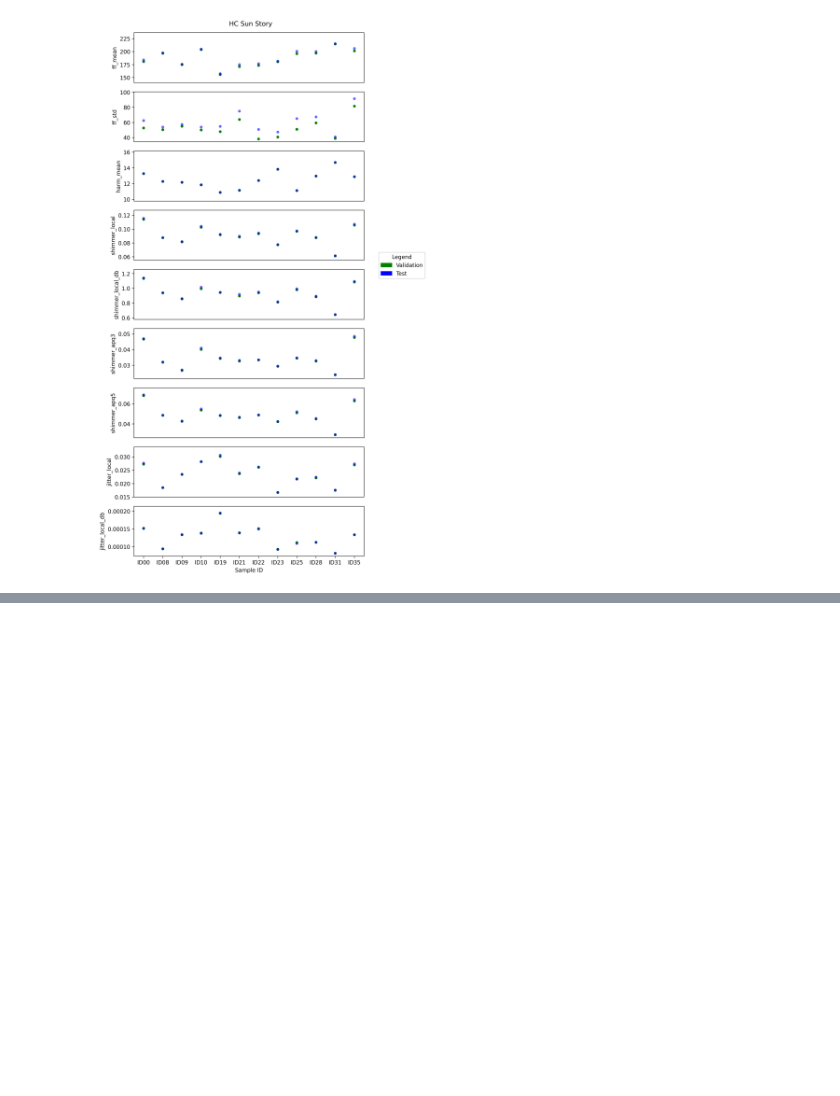
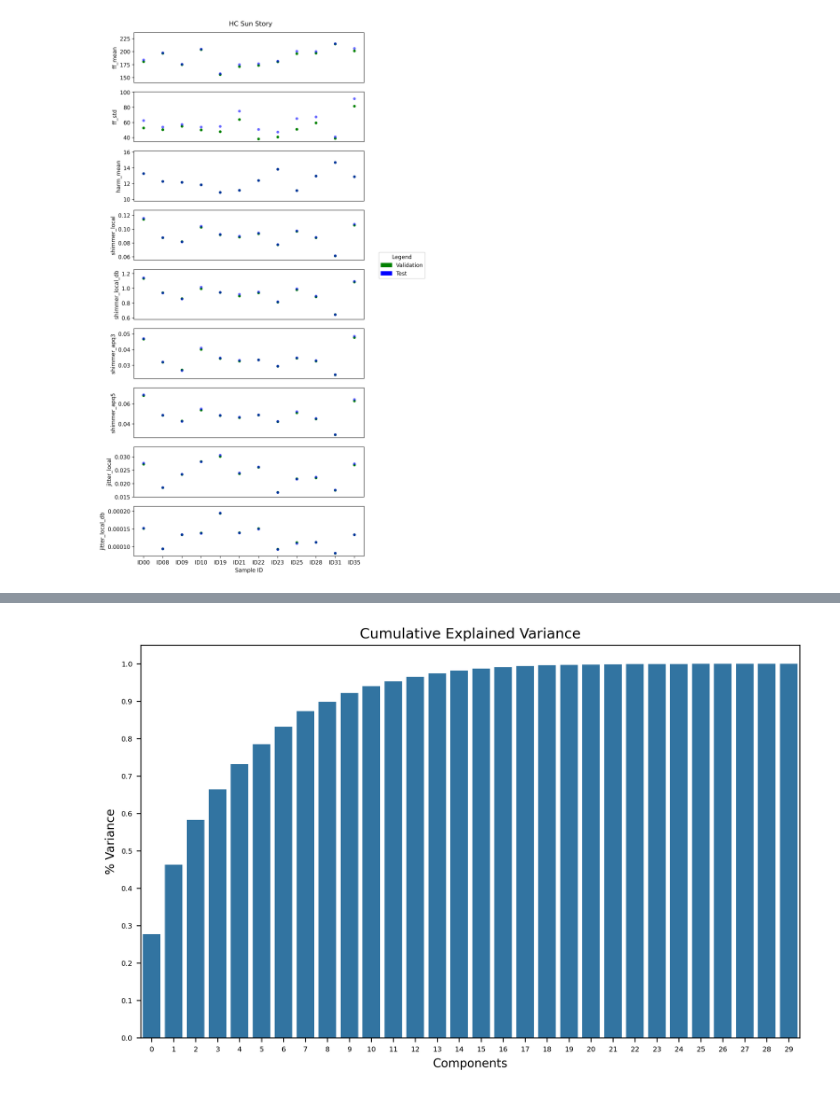
Before and after one commit to thomas-cong/PDBiomarkers, a Jupyter notebook: MDVR-KCL-Experiments.ipynb, the cells around one changed output, grey strips where cells are left out. Cells and saved outputs as stored; diff of their text form; code cells hidden in the pictures; blank space fills up the shorter version.

```diff
--- a/MDVR-KCL-Experiments.ipynb
+++ b/MDVR-KCL-Experiments.ipynb
@@ -167,0 +146,97 @@ dtype: int64
+# %%
+dataset = "ALL"
+
+normalize_merged = merged_df.copy()
+
+PD_array = [True if "pd" in x else False for x in normalize_merged.index]
+
+for col in normalize_merged.columns:
+    normalize_merged[col] = (normalize_merged[col] - normalize_merged[col].mean()) / normalize_merged[col].std()
+pca = PCA()
+pca.fit(normalize_merged)
+data = pca.transform(normalize_merged)
+explained_var = pca.explained_variance_ratio_
+cumulative_var = np.cumsum(explained_var)
+
+
+f, ax = plt.subplots(figsize=(10,6))
+sns.barplot(cumulative_var, ax=ax)
+ax.set_title("Cumulative Explained Variance")
+ax.set_yticks(np.arange(0,1.1,0.1))
+ax.set_xlabel("Components")
+ax.set_ylabel("% Variance")
+ax.tick_params(axis='both', labelsize=6)
+
+square_size = 5
+param = "ff_min"
+pca_f, pca_ax = plt.subplots(square_size,square_size,figsize=(12,6))
+pca_f.subplots_adjust(wspace=0.4, hspace=0.6)
+norm = mpl.colors.Normalize(vmin=normalize_merged[param].min(), vmax=normalize_merged[param].max())
+cmap = mpl.cm.viridis
+def plot_pca(i, j, ax):
+    if i == j:
+        ax.set_facecolor('white')
+        ax.set_xticks([])
+        ax.set_yticks([])
+        for spine in ax.spines.values():
+            spine.set_visible(False)
+        if i == 0:
+            ax.set_xlabel(f"PC{j+1}", fontsize=8)
+            ax.xaxis.set_label_position("top")
+        if j == 0:
+            ax.set_ylabel(f"PC{i+1}", fontsize=8)
+        return
+    if i == 0:
+        ax.set_xlabel(f"PC{j+1}", fontsize=8)
+        ax.xaxis.set_label_position("top")
+    if j == 0:
+        ax.set_ylabel(f"PC{i+1}", fontsize=8)
+    ax.tick_params(axis='both', labelsize=6)
+
+    # Split data by PD status
+    pd_mask = np.array(PD_array)
+    ctrl_mask = ~pd_mask
+
+    # Plot PD (e.g. circles)
+    sns.scatterplot(
+        x=data[pd_mask, j], y=data[pd_mask, i],
+        ax=ax, c=normalize_merged.iloc[pd_mask][param], cmap=cmap, s=8, norm=norm,
+        marker='X', label='PD', legend=False
+    )
+    # Plot Control (e.g. squares)
+    sns.scatterplot(
+        x=data[ctrl_mask, j], y=data[ctrl_mask, i],
+        ax=ax, c=normalize_merged.iloc[ctrl_mask][param], cmap=cmap, s=8, norm=norm,
+        marker='o', label='Control', legend=False
+    )
+sm = mpl.cm.ScalarMappable(cmap=cmap, norm=norm)
+sm.set_array([])
+pca_f.colorbar(sm, ax=pca_ax, orientation='vertical', fraction=0.02, label= param + "(std)", anchor=(2.1, 0.5))
+for i in range(square_size):      # i: row index, PC on y-axis (PCi+1)
+    for j in range(square_size):  # j: col index, PC on x-axis (PCj+1)
+        plot_pca(i, j, pca_ax[i,j])
+        # Store handles and labels from the first subplot that has both groups
+for i in range(square_size):
+    for j in range(square_size):
+        if i != j:
+            handles, labels = pca_ax[i, j].get_legend_handles_labels()
+            if handles:
+                break
+    if handles:
+        break
+
+# Add a single legend to the figure
+pca_f.legend(
+    handles, labels,
+    loc='upper right',
+    bbox_to_anchor=(1.15, 1),
+    scatterpoints=1,        # Number of marker points in the legend entry
+    markerscale=2,          # Scale factor for legend markers (increase for bigger points)
+    fontsize=10             # Legend text size
+)
+pca_f.align_ylabels([pca_ax[:,0]])
+
+
+pca_f.savefig(f'./Plots/{square_size}x{square_size}_{param}_pca_{dataset}.png')
+# %% [output]
+[figure, added]
```
Also changed, not shown: parts of 9 cells of this notebook, 1 other file.
